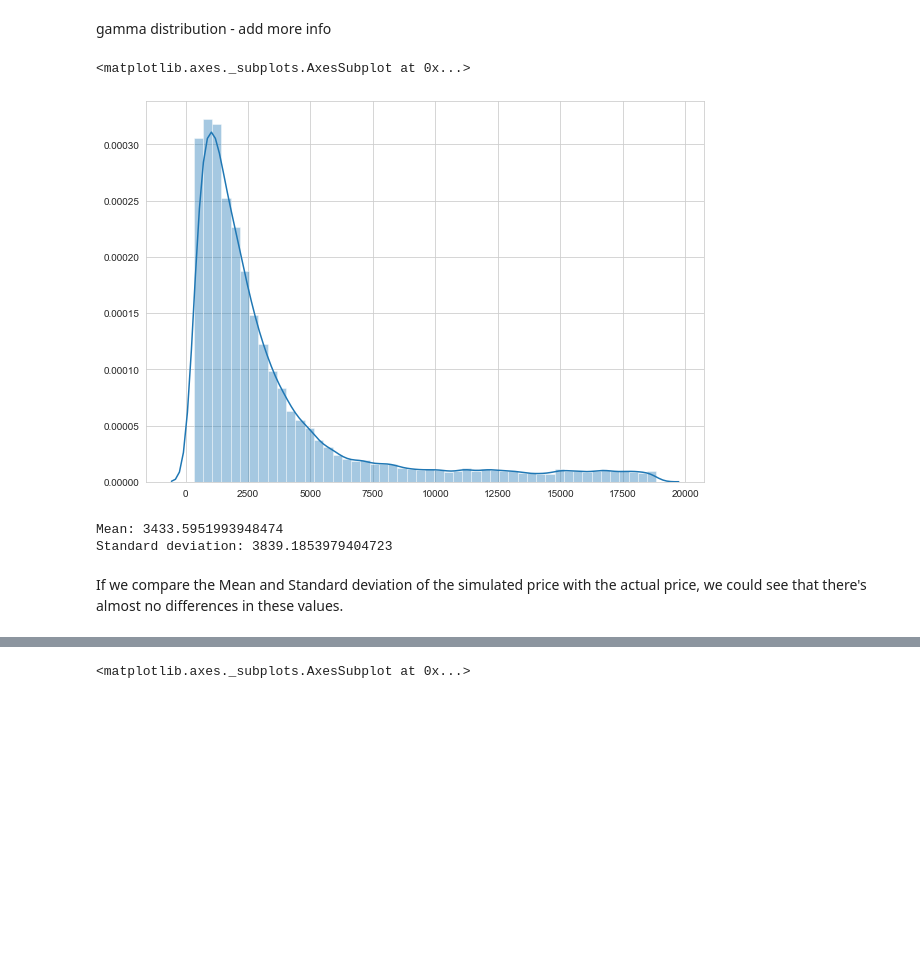
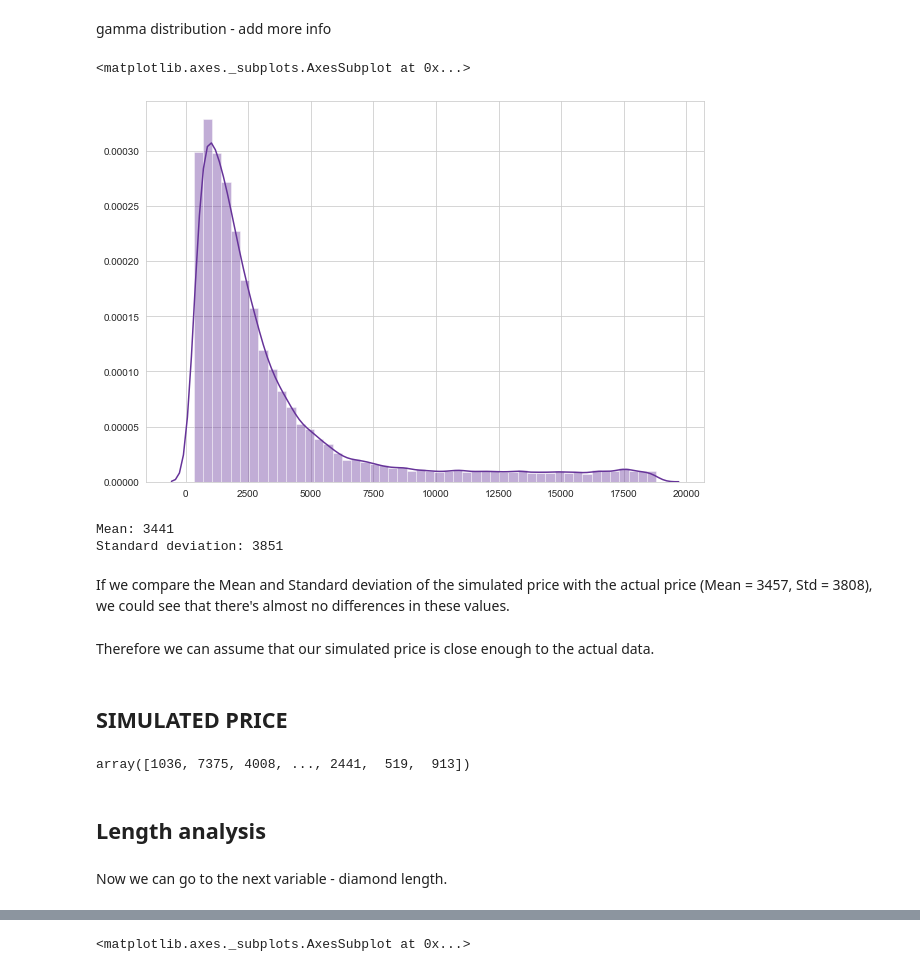
Before and after one commit to JuliaMal/ProgDA_Project2, a Jupyter notebook: Project2.ipynb, the cells around one changed output, grey strips where cells are left out. Cells and saved outputs as stored; diff of their text form; code cells hidden in the pictures; blank space fills up the shorter version.

Commit message:
Length analysis

```diff
--- a/Project2.ipynb
+++ b/Project2.ipynb
@@ -101,24 +104,35 @@ sns.distplot(df['price'], color="rebeccapurple", bins = 100)
 # %% [markdown]
 gamma distribution - add more info
 # %%
-s_price = np.random.gamma(1.2, 1500, 20000)  + np.random.normal(0.0, 600, 20000)
-#gamma = np.random.gamma(2.0, 2300, 10000) + np.random.normal(0.0, 500, gamma.shape)
+s_price = np.random.gamma(1.2, 1500, 20000).astype(np.int)  + np.random.normal(0.0, 600, 20000).astype(np.int)
 # %%
 s_price[s_price<326] = np.random.uniform(326, 18806 + 1, len(s_price[s_price<326]))
 # %%
 fig = plt.figure(figsize=(10,7))
-sns.distplot(s_price)
+sns.distplot((s_price), color="rebeccapurple")
 # %% [output]
 <matplotlib.axes._subplots.AxesSubplot at 0x...>
-[figure, old version]
+[figure, new version]
 # %%
-sim_mean_p = np.mean(s_price)
-sim_std_p = np.std(s_price)
+sim_mean_p = np.mean(s_price).astype(np.int)
+sim_std_p = np.std(s_price).astype(np.int)
 
 print('Mean: ' + str(sim_mean_p))
 print('Standard deviation: ' + str(sim_std_p))
 # %% [output]
-Mean: 3433.5951993948474
-Standard deviation: 3839.1853979404723
+Mean: 3441
+Standard deviation: 3851
 # %% [markdown]
-If we compare the Mean and Standard deviation of the simulated price with the actual price, we could see that there's almost no differences in these values.
+If we compare the Mean and Standard deviation of the simulated price with the actual price (Mean = 3457, Std = 3808), we could see that there's almost no differences in these values.
+# %% [markdown]
+Therefore we can assume that our simulated price is close enough to the actual data.
+# %% [markdown]
+## SIMULATED PRICE
+# %%
+s_price
+# %% [output]
+array([1036, 7375, 4008, ..., 2441,  519,  913])
+# %% [markdown]
+## Length analysis
+# %% [markdown]
+Now we can go to the next variable - diamond length.
```
Also changed, not shown: parts of 55 cells of this notebook, 2 other files.
